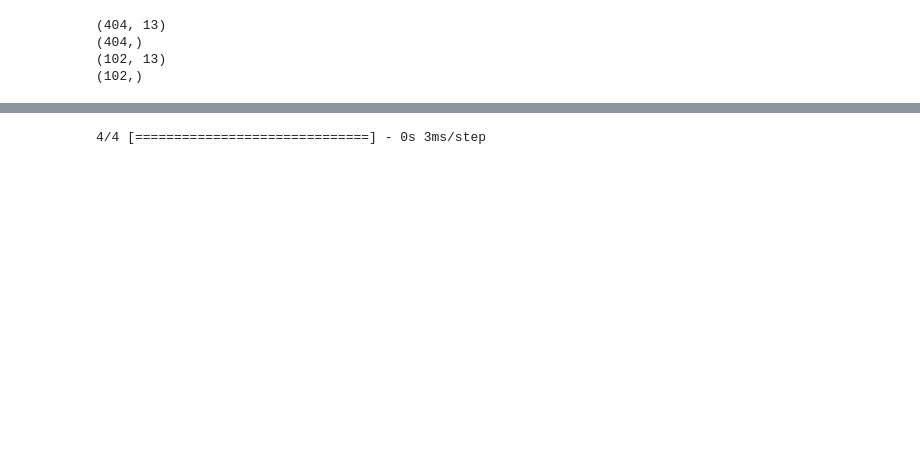
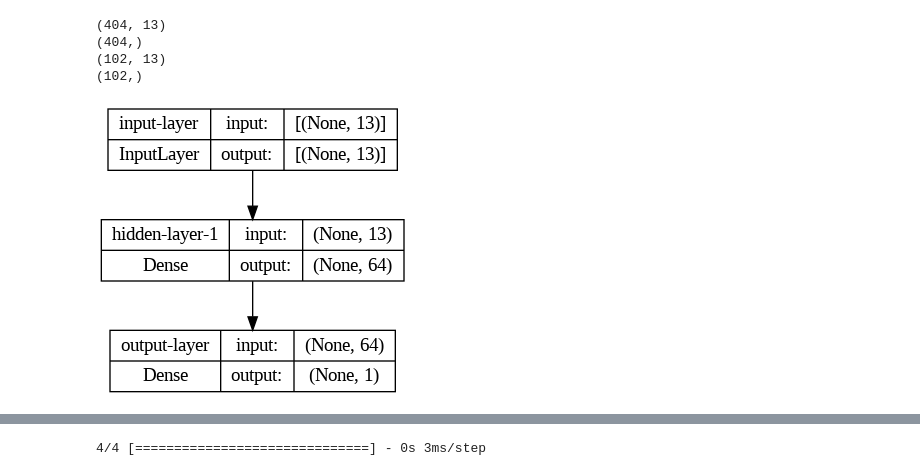
Before and after one commit to sammy429b/SPPU_2019_COMPUTER_PATTERN_LAB, a Jupyter notebook: DL/1/Boston.ipynb, the cells around one changed output, grey strips where cells are left out. Cells and saved outputs as stored; diff of their text form; code cells hidden in the pictures; blank space fills up the shorter version.

```diff
--- a/DL/1/Boston.ipynb
+++ b/DL/1/Boston.ipynb
@@ -25 +28,5 @@ model.compile(optimizer='rmsprop', loss='mse', metrics =['mae'])
+# %%
+plot_model(model, show_shapes=True)
+# %% [output]
+[figure, added]
 # %%
```
Also changed, not shown: parts of 5 cells of this notebook, 4 other files.
